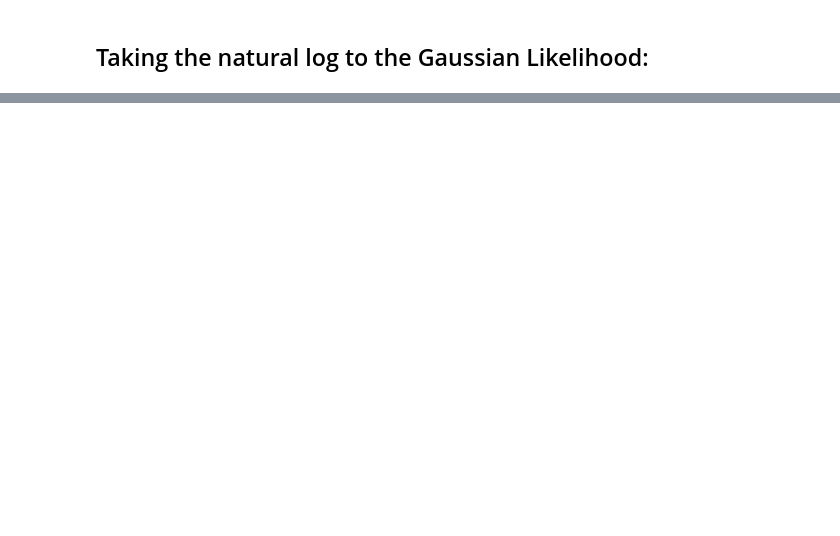
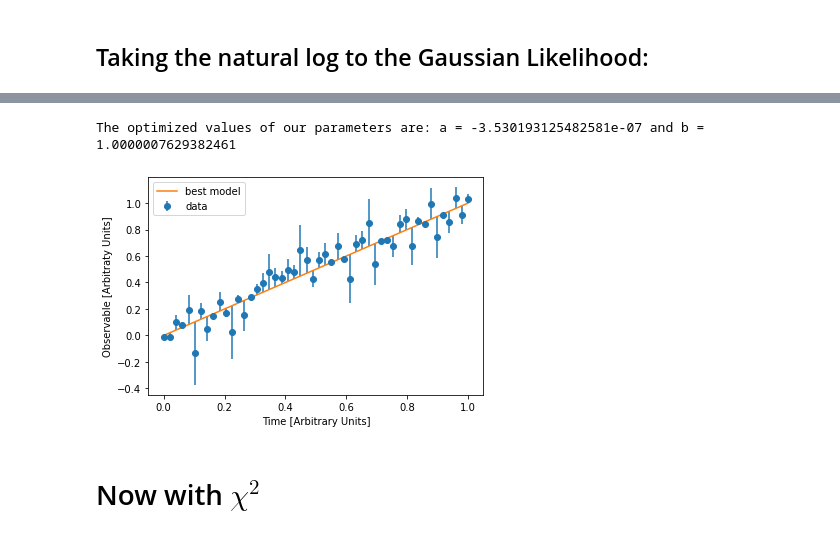
Before and after one commit to Fernando-Canales/Code-for-Exoplanets, a Jupyter notebook: Challenge_accepted.ipynb, the cells around one changed output, grey strips where cells are left out. Saved outputs shown, nothing was run; the diff lists cells and outputs as text; code cells hidden in the pictures; blank space fills up the shorter version.

```diff
--- a/Challenge_accepted.ipynb
+++ b/Challenge_accepted.ipynb
@@ -59,0 +56,13 @@ loli = lolik(signal)
+# %%
+#Defining a function for the logarithmic Gaussian likelihood
+def negalolik(p,t,y,noise):
+    f = line(t,p)
+    chidos = (y - f)**2/noise**2
+    lognorm = np.log(2 * np.pi * noise**2)
+    total = lognorm + chidos
+    loglike = -0.5*np.sum(total)
+#Since we are trying to maximize the gaussian likelihood, we have to minimize its negative.
+    return -loglike
+# %%
+#Maximizing the likelihood.
+lik_model = minimize(negalolik,x0=[0,0], args=(t,y,noise))
@@ -59,0 +83,17 @@ loli = lolik(signal)
+# %%
+print("The optimized values of our parameters are:","a =", lik_model.x[0],"and b =",lik_model.x[1])
+# %% [output]
+The optimized values of our parameters are: a = -3.530193125482581e-07 and b = 1.0000007629382461
+# %%
+#Now plotting with those parameters
+f = line(t,lik_model.x)
+plt.errorbar(t,signal, yerr = noise, label = "data", fmt = "o")
+plt.plot(t,f, label = "best model")
+plt.xlabel("Time [Arbitrary Units]")
+plt.ylabel("Observable [Arbitraty Units]")
+plt.legend()
+plt.show()
+# %% [output]
+[figure, added]
+# %% [markdown]
+# Now with $\chi^{2}$
```
Also changed, not shown: parts of 21 cells of this notebook.
